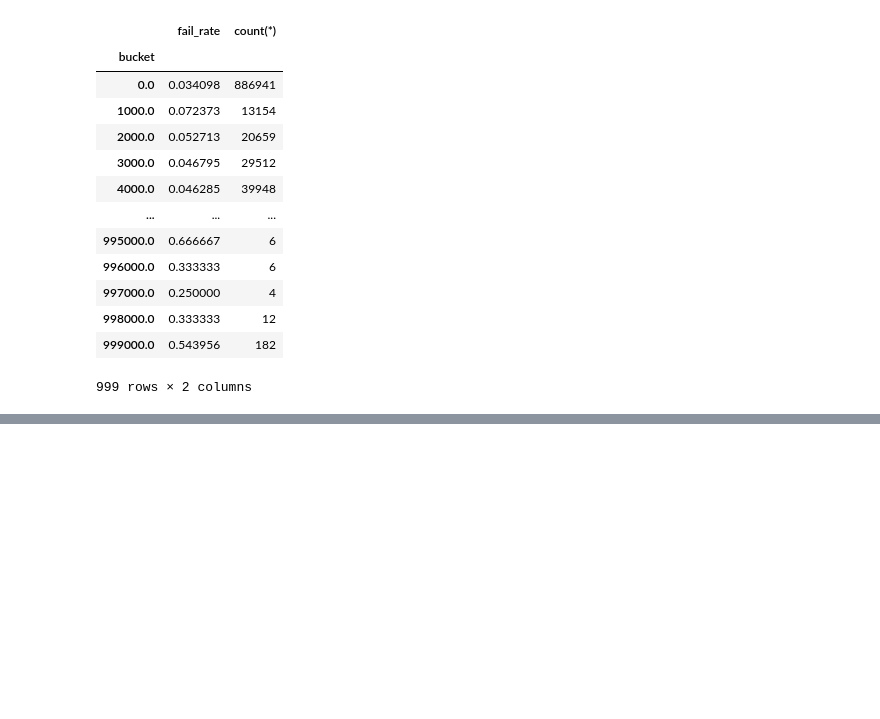
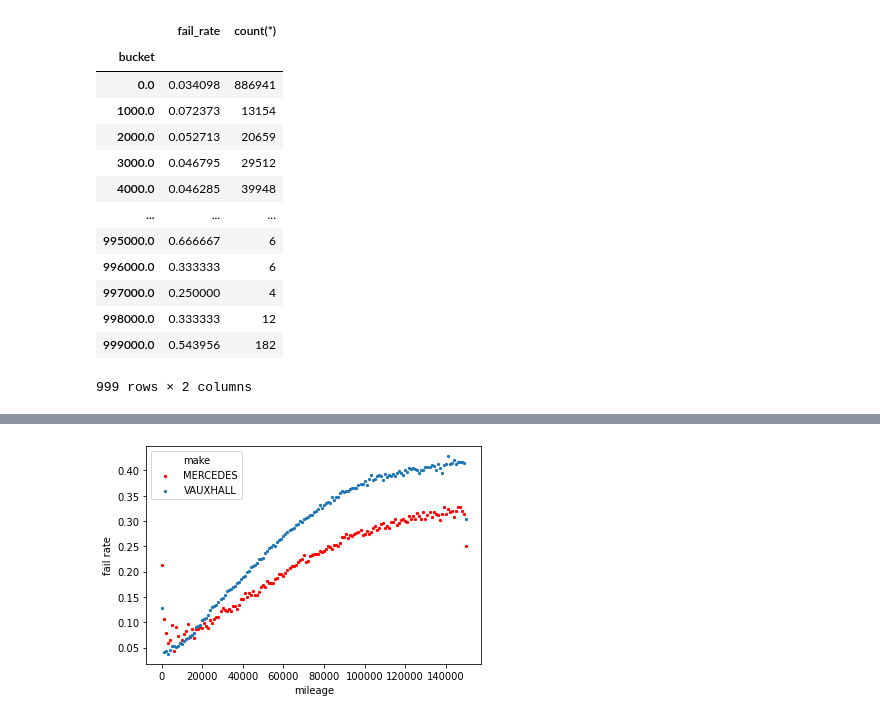
Before and after one commit to michalc/dft-mot-analysis, a Jupyter notebook: explore.ipynb, the cells around one changed output, grey strips where cells are left out. Saved outputs shown, nothing was run; the diff lists cells and outputs as text; code cells hidden in the pictures; blank space fills up the shorter version.

```diff
--- a/explore.ipynb
+++ b/explore.ipynb
@@ -451,0 +520,14 @@ ax.xaxis.get_major_formatter().set_scientific(False)
+# %%
+df_pivoted = df.pivot(index='bucket', columns='make', values='fail_rate').reset_index()
+df_pivoted["MERCEDES"] + df_pivoted["MERCEDES-BENZ"]
+df_pivoted["MERCEDES"] = (df_pivoted["MERCEDES"] + df_pivoted["MERCEDES-BENZ"]) / 2.0
+df_pivoted.drop("MERCEDES-BENZ", axis=1, inplace=True)
+df_pivoted
+ax = plt.gca()
+df_pivoted.plot.scatter(x='bucket', y='MERCEDES',  marker='.', color='red', ax=ax, label='MERCEDES')
+df_pivoted.plot.scatter(x='bucket', y='VAUXHALL',  marker='.', ax=ax, label='VAUXHALL')
+ax.set_xlabel("mileage")
+ax.set_ylabel("fail rate")
+ax.xaxis.get_major_formatter().set_scientific(False)
+# %% [output]
+[figure, added]
```
Also changed, not shown: parts of 2 cells of this notebook.
